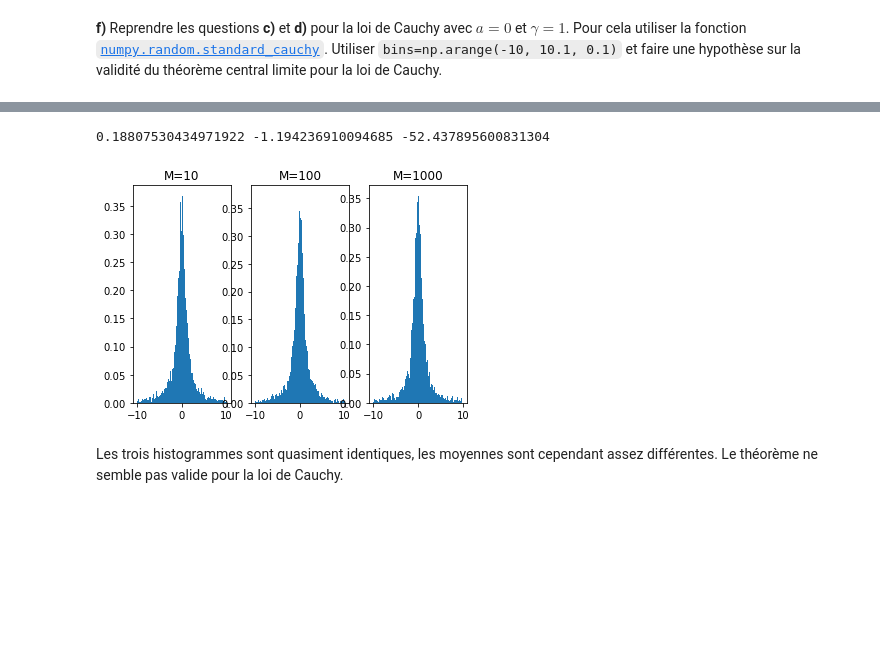
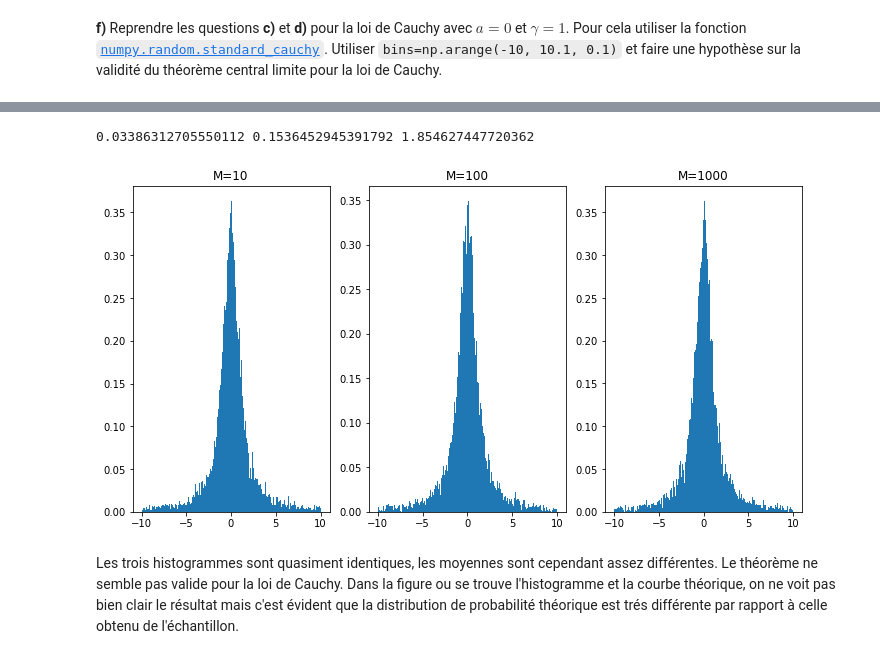
Before and after one commit to AntonioHorcasSerrano/LU2MA100, a Jupyter notebook: devoir-2.ipynb, the cells around one changed output, grey strips where cells are left out. Drawn from its saved outputs; the diff is of its cells as text; code cells hidden in the pictures; blank space fills up the shorter version.

```diff
--- a/devoir-2.ipynb
+++ b/devoir-2.ipynb
@@ -548,19 +623,19 @@ mu3, sigma3, moyennes3 = generer_echantillons_cauchy(10000, 1000)
 # %%
 print(mu1,mu2,mu3)
+plt.figure(figsize=(12,6))
 cont = np.arange(-10, 10.1, 0.1)
-s = np.random.normal(mu3, sigma3, 10000)
 plt.subplot(1,3,1)
 plt.hist(moyennes1, bins=cont, density=True)
 plt.title('M=10')
 plt.subplot(1,3,2)
 plt.hist(moyennes2, bins=cont, density=True)
 plt.title('M=100')
 plt.subplot(1,3,3)
 plt.hist(moyennes3, bins=cont, density=True)
 plt.title('M=1000')
 plt.show()
 # %% [output]
-0.18807530434971922 -1.194236910094685 -52.437895600831304
+0.03386312705550112 0.1536452945391792 1.854627447720362
-[figure, old version]
+[figure, new version]
 # %% [markdown]
-Les trois histogrammes sont quasiment identiques, les moyennes sont cependant assez différentes. Le théorème ne semble pas valide pour la loi de Cauchy.
+Les trois histogrammes sont quasiment identiques, les moyennes sont cependant assez différentes. Le théorème ne semble pas valide pour la loi de Cauchy. Dans la figure ou se trouve l'histogramme et la courbe théorique, on ne voit pas bien clair le résultat mais c'est évident que la distribution de probabilité théorique est trés différente par rapport à celle obtenu de l'échantillon.
```
Also changed, not shown: parts of 12 cells of this notebook.
